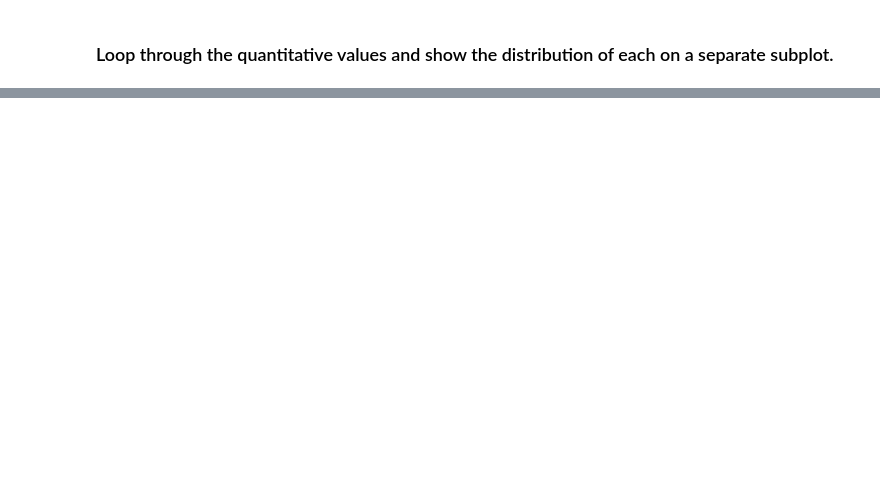
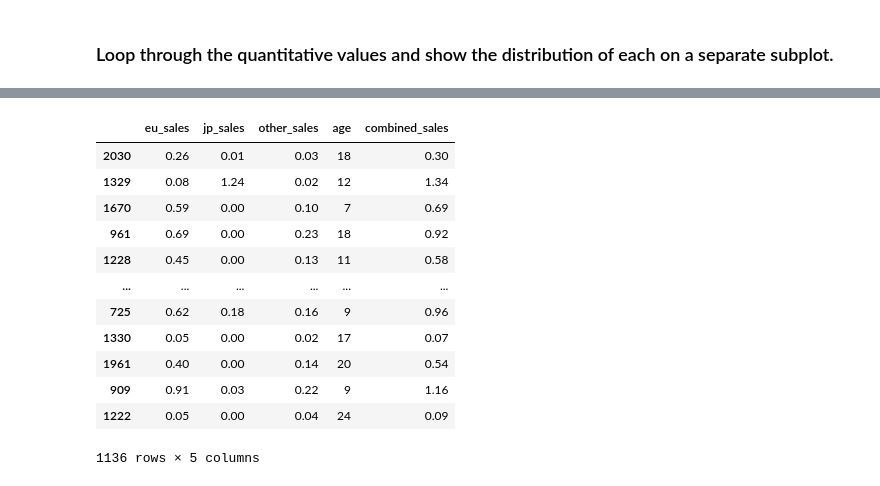
Before and after one commit to brentschriver/press_start, a Jupyter notebook: press-start-workflow.ipynb, the cells around one changed output, grey strips where cells are left out. Drawn from its saved outputs; the diff is of its cells as text; code cells hidden in the pictures; blank space fills up the shorter version.

```diff
--- a/press-start-workflow.ipynb
+++ b/press-start-workflow.ipynb
@@ -141,0 +165,13 @@ for i, col in enumerate(quantitative_values):
+# %%
+# split test off, 20% of original df size.
+train_validate, test = train_test_split(games, test_size=.2,
+                                        random_state=123)
+
+# split validate off, 30% of what remains (24% of original df size)
+# thus train will be 56% of original df size.
+train, validate = train_test_split(train_validate, test_size=.3,
+                                   random_state=123)
+
+print("train observations: ", train.shape[0])
+print("validate observations: ", validate.shape[0])
+print("test observations: ", test.shape[0])
@@ -141,0 +251,5 @@ for i, col in enumerate(quantitative_values):
+# %%
+# Create a dataframe called 'X_train' that drops 'na_sales'(target), 'rank', 'name', and 'global_sales'.
+X_train = train.drop(columns=['na_sales','rank','name','global_sales','year'])
+X_validate = validate.drop(columns=['na_sales','rank','name','global_sales','year'])
+X_test = test.drop(columns=['na_sales','rank','name','global_sales','year'])
@@ -141,0 +267,4 @@ for i, col in enumerate(quantitative_values):
+# %%
+# Create two separate dataframes. One for quantitative values and the other for qualitative values.
+quantitative_values = X_train.select_dtypes(exclude='object').columns
+qualitative_values = X_train.select_dtypes(include='object').columns
@@ -141,0 +292,16 @@ for i, col in enumerate(quantitative_values):
+# %%
+X_train[quantitative_values]
+# %% [output]
+|  | eu_sales | jp_sales | other_sales | age | combined_sales |
+| 2030 | 0.26 | 0.01 | 0.03 | 18 | 0.30 |
+| 1329 | 0.08 | 1.24 | 0.02 | 12 | 1.34 |
+| 1670 | 0.59 | 0.00 | 0.10 | 7 | 0.69 |
+| 961 | 0.69 | 0.00 | 0.23 | 18 | 0.92 |
+| 1228 | 0.45 | 0.00 | 0.13 | 11 | 0.58 |
+| ... | ... | ... | ... | ... | ... |
+| 725 | 0.62 | 0.18 | 0.16 | 9 | 0.96 |
+| 1330 | 0.05 | 0.00 | 0.02 | 17 | 0.07 |
+| 1961 | 0.40 | 0.00 | 0.14 | 20 | 0.54 |
+| 909 | 0.91 | 0.03 | 0.22 | 9 | 1.16 |
+| 1222 | 0.05 | 0.00 | 0.04 | 24 | 0.09 |
+1136 rows × 5 columns
```
Also changed, not shown: parts of 32 cells of this notebook.
